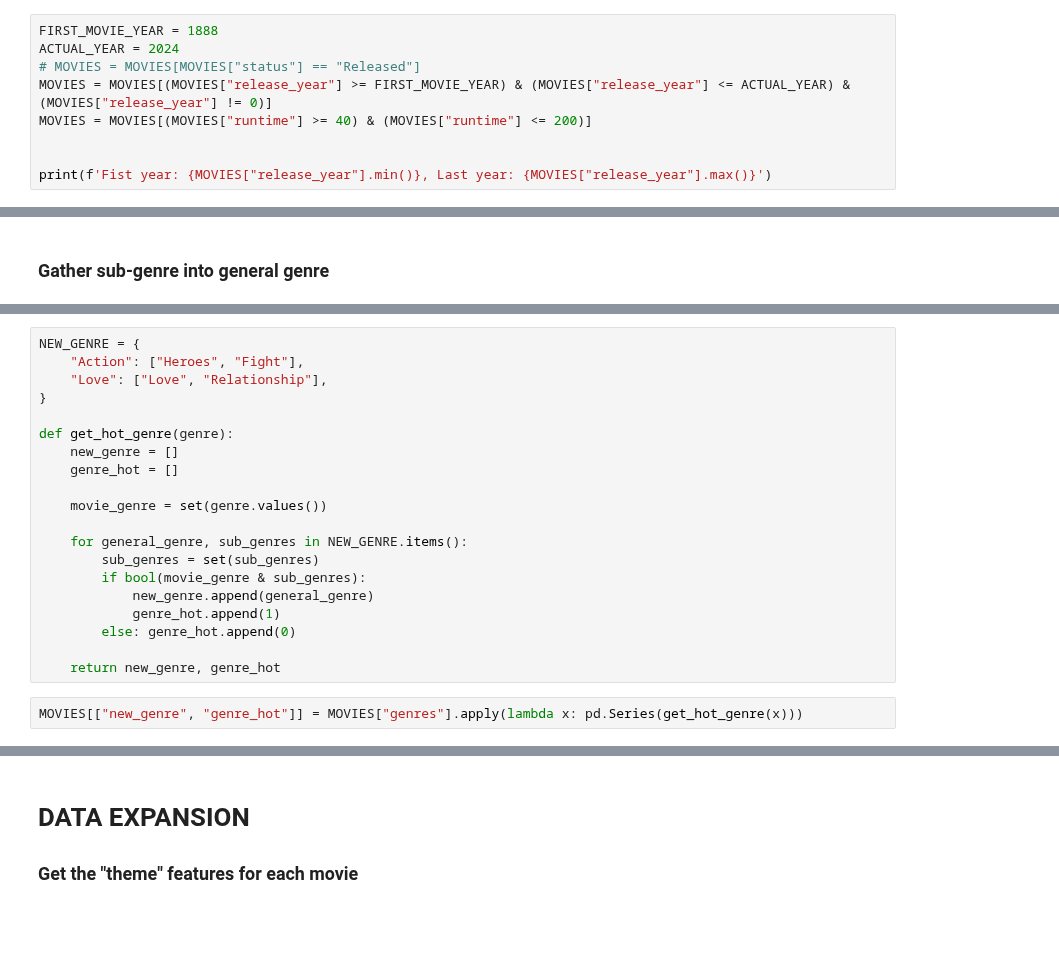
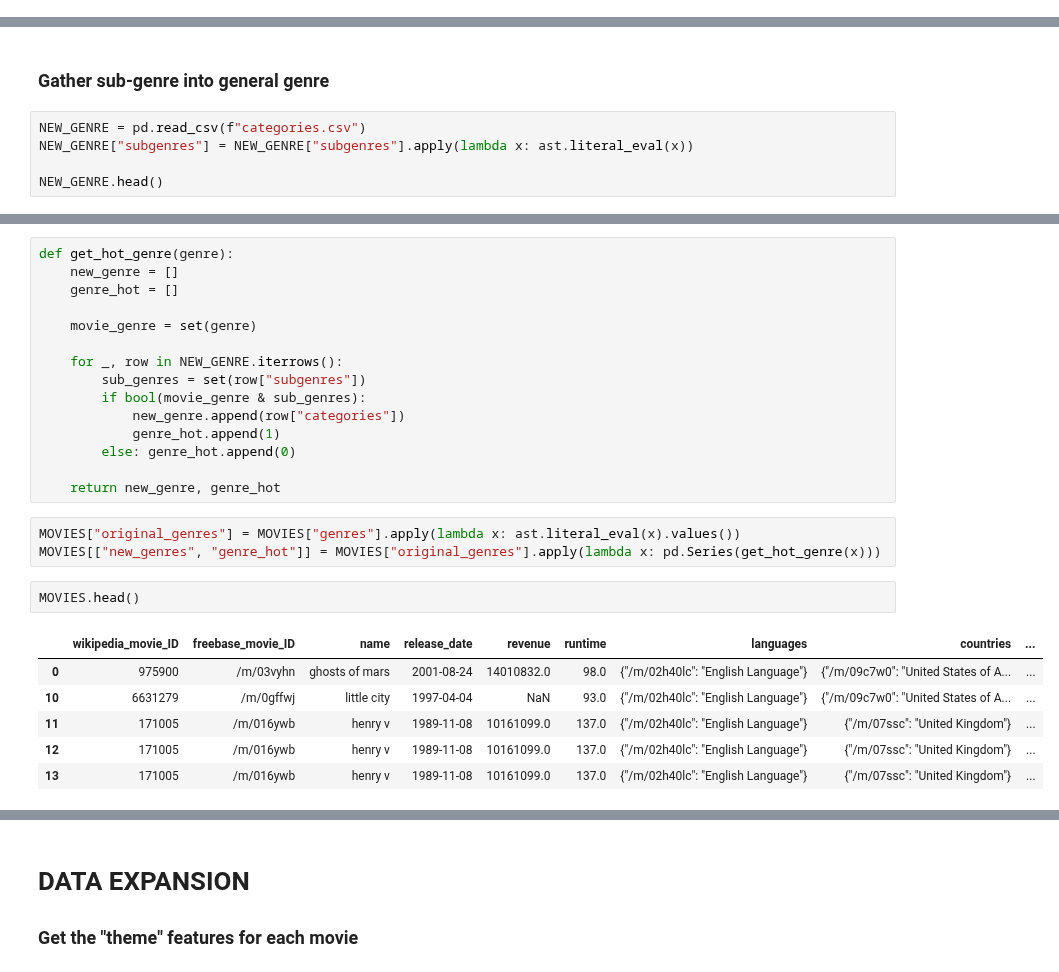
Before and after one commit to epfl-ada/ada-2024-project-alpacadreamagency, a Jupyter notebook: results.ipynb, the cells around one changed output, grey strips where cells are left out. Saved outputs shown, nothing was run; the diff lists cells and outputs as text; blank space fills up the shorter version.

Commit message:
New Genres

```diff
--- a/results.ipynb
+++ b/results.ipynb
@@ -238,9 +244,0 @@ Name: runtime, Length: 227004, dtype: float64
-# %%
-FIRST_MOVIE_YEAR = 1888
-ACTUAL_YEAR = 2024
-# MOVIES = MOVIES[MOVIES["status"] == "Released"]
-MOVIES = MOVIES[(MOVIES["release_year"] >= FIRST_MOVIE_YEAR) & (MOVIES["release_year"] <= ACTUAL_YEAR) & (MOVIES["release_year"] != 0)]
-MOVIES = MOVIES[(MOVIES["runtime"] >= 40) & (MOVIES["runtime"] <= 200)]
-
-
-print(f'Fist year: {MOVIES["release_year"].min()}, Last year: {MOVIES["release_year"].max()}')
@@ -251,2 +245,7 @@ We can do this with all the important features. Yet, we save that work for the n
 # %% [markdown]
 ### Gather sub-genre into general genre
+# %%
+NEW_GENRE = pd.read_csv(f"categories.csv")
+NEW_GENRE["subgenres"] = NEW_GENRE["subgenres"].apply(lambda x: ast.literal_eval(x))
+
+NEW_GENRE.head()
@@ -253,22 +259,27 @@ We can do this with all the important features. Yet, we save that work for the n
 # %%
-NEW_GENRE = {
-    "Action": ["Heroes", "Fight"],
-    "Love": ["Love", "Relationship"],
-}
-
 def get_hot_genre(genre):
     new_genre = []
     genre_hot = []
 
-    movie_genre = set(genre.values())
+    movie_genre = set(genre)
 
-    for general_genre, sub_genres in NEW_GENRE.items():
-        sub_genres = set(sub_genres)
+    for _, row in NEW_GENRE.iterrows():
+        sub_genres = set(row["subgenres"])
         if bool(movie_genre & sub_genres):
-            new_genre.append(general_genre)
+            new_genre.append(row["categories"])
             genre_hot.append(1)
         else: genre_hot.append(0)
 
     return new_genre, genre_hot
 # %%
-MOVIES[["new_genre", "genre_hot"]] = MOVIES["genres"].apply(lambda x: pd.Series(get_hot_genre(x)))
+MOVIES["original_genres"] = MOVIES["genres"].apply(lambda x: ast.literal_eval(x).values())
+MOVIES[["new_genres", "genre_hot"]] = MOVIES["original_genres"].apply(lambda x: pd.Series(get_hot_genre(x)))
+# %%
+MOVIES.head()
+# %% [output]
+|  | wikipedia_movie_ID | freebase_movie_ID | name | release_date | revenue | runtime | languages | countries | ... |
+| 0 | 975900 | /m/03vyhn | ghosts of mars | 2001-08-24 | 14010832.0 | 98.0 | {"/m/02h40lc": "English Language"} | {"/m/09c7w0": "United States of A... | ... |
+| 10 | 6631279 | /m/0gffwj | little city | 1997-04-04 | NaN | 93.0 | {"/m/02h40lc": "English Language"} | {"/m/09c7w0": "United States of A... | ... |
+| 11 | 171005 | /m/016ywb | henry v | 1989-11-08 | 10161099.0 | 137.0 | {"/m/02h40lc": "English Language"} | {"/m/07ssc": "United Kingdom"} | ... |
+| 12 | 171005 | /m/016ywb | henry v | 1989-11-08 | 10161099.0 | 137.0 | {"/m/02h40lc": "English Language"} | {"/m/07ssc": "United Kingdom"} | ... |
+| 13 | 171005 | /m/016ywb | henry v | 1989-11-08 | 10161099.0 | 137.0 | {"/m/02h40lc": "English Language"} | {"/m/07ssc": "United Kingdom"} | ... |
```
Also changed, not shown: parts of 11 cells of this notebook.
